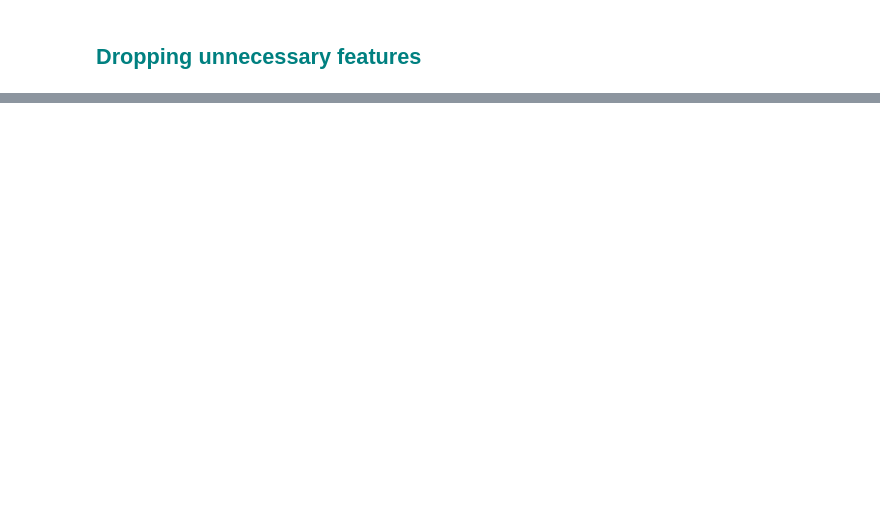
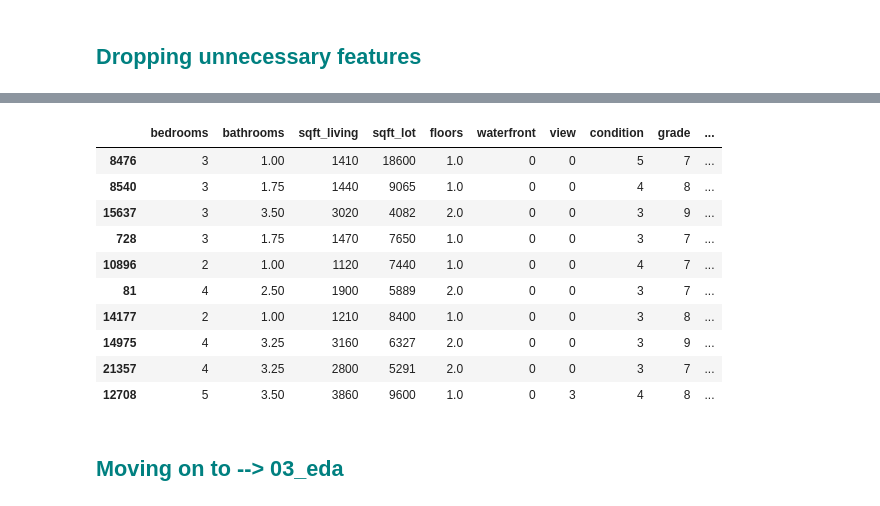
Before and after one commit to jesus-jpeg/patent-pending, a Jupyter notebook: 03_python_scripts/02_data_cleaning.ipynb, the cells around one changed output, grey strips where cells are left out. Saved outputs shown, nothing was run; the diff lists cells and outputs as text; code cells hidden in the pictures; blank space fills up the shorter version.

Commit message:
not(up2date)

```diff
--- a/03_python_scripts/02_data_cleaning.ipynb
+++ b/03_python_scripts/02_data_cleaning.ipynb
@@ -109,7 +84,7 @@ datac.head(3)
 # %% [markdown]
 <h2 style="color: #008080;">Dropping unnecessary features</h2>
 # %%
-datac = datac.drop('id', axis=1) # Well, obvious or NaN?
-datac = datac.drop(['yr_built', 'yr_renovated', 'zipcode', 'lat', 'long', 'date'], axis=1)
+datac = datac.drop('id', axis=1) # Well, obvious or NaN? I mean, it's NaN or never.
+datac = datac.drop(['lat', 'long', 'zipcode', 'date', 'month'], axis=1)
 # lat, long and zipcode we have them storage in seattle dataset.
-# as for yr_built and yr_renovated are in house_lifteimte function
+# date has fulfilled it's purpose
@@ -115,0 +98,6 @@ datac = datac.drop(['yr_built', 'yr_renovated', 'zipcode', 'lat', 'long', 'date'
+# %%
+# For some reason (we tested for duplicates at the start, and repeat duplicates = datac.duplicated() in different steps), we got 2 duplicated rows after dropping some features.
+# For now, we will just drop them
+datac = datac.drop_duplicates()
+duplicates = datac.duplicated()
+print("Number of duplicated rows:", duplicates.sum())
@@ -115,0 +108,4 @@ datac = datac.drop(['yr_built', 'yr_renovated', 'zipcode', 'lat', 'long', 'date'
+# %%
+# Apply the function to create a new column 'house_lifetime'
+datac['house_lifetime'] = datac.apply(get_house_lifetime, axis=1) # returns house lifetime, based on current year S- (year renovated) or (year build)
+datac = datac.drop(['yr_built', 'yr_renovated'], axis=1) # already in house lifetime
@@ -126,5 +128,24 @@ Index(['bedrooms', 'bathrooms', 'sqft_living', 'sqft_lot', 'floors',
 datac = datac[['bedrooms', 'bathrooms', 'sqft_living', 'sqft_lot', 'floors',
        'waterfront', 'view', 'condition', 'grade', 'sqft_above',
        'sqft_basement', 'sqft_living15', 'sqft_lot15', 'year',
-       'month', 'house_lifetime', 'price']]
+       'month_Apr', 'month_Aug', 'month_Dec', 'month_Feb', 'month_Jan',
+       'month_Jul', 'month_Jun', 'month_Mar', 'month_May', 'month_Nov',
+       'month_Oct', 'month_Sep', 'house_lifetime', 'price']]
+# %%
+# Let's see how it looks like !
+datac.sample(10)
+# %% [output]
+|  | bedrooms | bathrooms | sqft_living | sqft_lot | floors | waterfront | view | condition | grade | ... |
+| 8476 | 3 | 1.00 | 1410 | 18600 | 1.0 | 0 | 0 | 5 | 7 | ... |
+| 8540 | 3 | 1.75 | 1440 | 9065 | 1.0 | 0 | 0 | 4 | 8 | ... |
+| 15637 | 3 | 3.50 | 3020 | 4082 | 2.0 | 0 | 0 | 3 | 9 | ... |
+| 728 | 3 | 1.75 | 1470 | 7650 | 1.0 | 0 | 0 | 3 | 7 | ... |
+| 10896 | 2 | 1.00 | 1120 | 7440 | 1.0 | 0 | 0 | 4 | 7 | ... |
+| 81 | 4 | 2.50 | 1900 | 5889 | 2.0 | 0 | 0 | 3 | 7 | ... |
+| 14177 | 2 | 1.00 | 1210 | 8400 | 1.0 | 0 | 0 | 3 | 8 | ... |
+| 14975 | 4 | 3.25 | 3160 | 6327 | 2.0 | 0 | 0 | 3 | 9 | ... |
+| 21357 | 4 | 3.25 | 2800 | 5291 | 2.0 | 0 | 0 | 3 | 7 | ... |
+| 12708 | 5 | 3.50 | 3860 | 9600 | 1.0 | 0 | 3 | 4 | 8 | ... |
+# %% [markdown]
+<h2 style="color: #008080;">Moving on to --> 03_eda</h2>
 # %%
```
Also changed, not shown: parts of 21 cells of this notebook, 7 other files.
